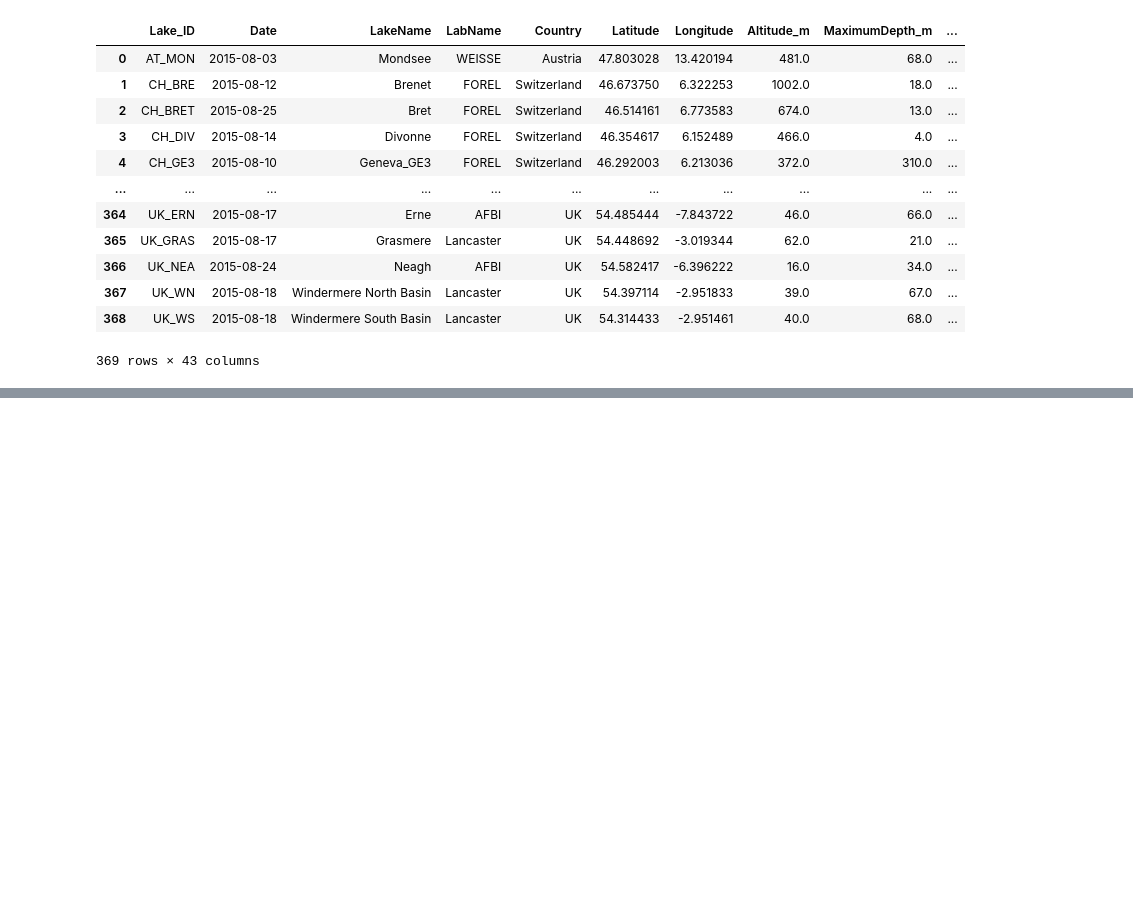
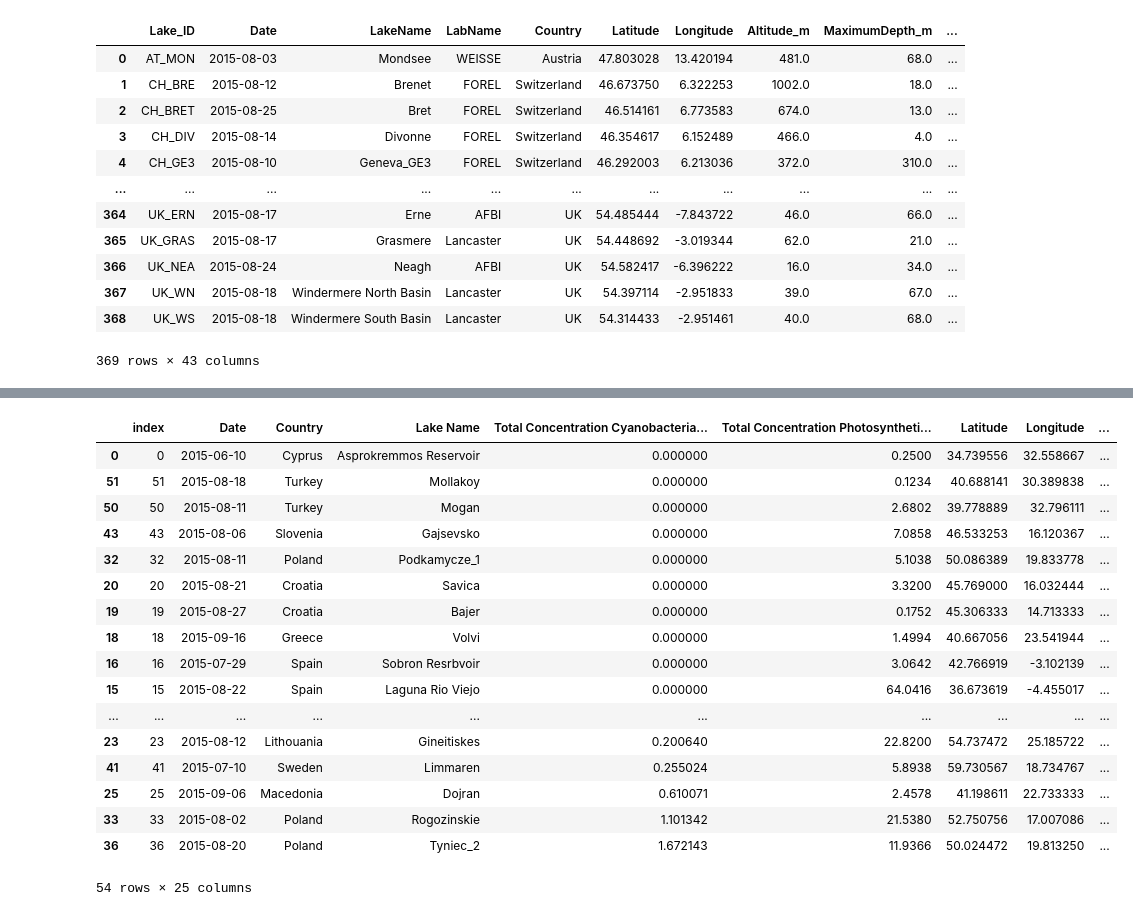
Before and after one commit to ubco-W2021T1-data301/project-group50-project, a Jupyter notebook: notebooks/analysis1.ipynb, the cells around one changed output, grey strips where cells are left out. Saved outputs shown, nothing was run; the diff lists cells and outputs as text; code cells hidden in the pictures; blank space fills up the shorter version.

```diff
--- a/notebooks/analysis1.ipynb
+++ b/notebooks/analysis1.ipynb
@@ -42,0 +320,25 @@ Europeanlakes
+# %%
+# Rename columns
+df_new_version = df_new_version.rename(columns = {
+               "MaximumDepth_m": "Maximum Lake Depth (m)",
+               "MeanDepth_m": "Mean Depth Lake (m)",
+               "EpilimneticTemperature_C":"Epilimnetic Temperature (C)",
+               "TP_mgL":"Phosphate Concentration (mg/L)",
+               "SurfaceTemperature_C": "Lake Surface Temperature (C)",
+               "TN_mgL": "Nitrogen Concentration (mg/L)",
+                "NO3NO2_mgL": "Concentration of Nitrates and Nitrites (mg/L)",
+                "NH3_mgL": "Concentration of Ammonia (mg/L)",
+                "PO4_ugL": "Concentration of Ortho-phosphate (ug/L)",
+                "Chlorophylla_ugL": "Concentration of Chlorophyll-a (ug/L)",
+                "Chlorophyllb_ugL" : "Concentration of Chlorophyll-b (ug/L)",
+                "Zeaxanthin_ugL" : "Concentration of Zeaxanthin (ug/L)",
+                "Alloxanthin_ugL" : "Concentration of Alloxanthin (ug/L)",
+                "Chlorophyllc2_ugL" : "Concentration of Chlorophyll-c2 (ug/L)",
+                "MC_YR_ugL" : "Concentration of Microcystin YR (ug/L)",
+                "MC_dmLR_ugL" : "Concentration of Microcystin dmLR (ug/L)",
+                "MC_LR_ugL" : "Concentration of Microcystin LR (ug/L)",
+                "LakeName" : "Lake Name",
+
+              })
+
+df_new_version
@@ -42,0 +364,4 @@ Europeanlakes
+# %%
+# Create a new column that gives the total concentration of photosynthetic pigments
+df_new_version["Total Concentration Photosynthetic Pigments (ug/L)"] = 0.2*df_new_version["Concentration of Chlorophyll-a (ug/L)"] + 0.2* df_new_version["Concentration of Chlorophyll-b (ug/L)"] + 0.2* df_new_version["Concentration of Zeaxanthin (ug/L)"] + 0.2 * df_new_version["Concentration of Alloxanthin (ug/L)"]+ 0.2 * df_new_version["Concentration of Chlorophyll-c2 (ug/L)"]
+df_new_version
@@ -42,0 +387,4 @@ Europeanlakes
+# %%
+# Create a new column that gives the total concentration of cyanobacterial hepatotoxins
+df_new_version["Total Concentration Cyanobacterial Hepatotoxins (ug/L)"] = 0.33*df_new_version["Concentration of Microcystin YR (ug/L)"] + 0.33* df_new_version["Concentration of Microcystin dmLR (ug/L)"] + 0.33* df_new_version["Concentration of Microcystin LR (ug/L)"]
+df_new_version
@@ -42,0 +412,4 @@ Europeanlakes
+# %%
+#Re-organize columns to put total concentration of photosynthetic pigments and cyanobacterial hepatotoxins at the beginning. Also switch Lake Name and Country columns for clarity.
+df_new_version = df_new_version[["Date", "Country", "Lake Name", "Total Concentration Cyanobacterial Hepatotoxins (ug/L)", "Total Concentration Photosynthetic Pigments (ug/L)", "Latitude", "Longitude", "Maximum Lake Depth (m)", "Mean Depth Lake (m)", "Lake Surface Temperature (C)", "Epilimnetic Temperature (C)", "Phosphate Concentration (mg/L)", "Nitrogen Concentration (mg/L)", "Concentration of Nitrates and Nitrites (mg/L)", "Concentration of Ammonia (mg/L)", "Concentration of Ortho-phosphate (ug/L)", "Concentration of Chlorophyll-a (ug/L)", "Concentration of Chlorophyll-b (ug/L)", "Concentration of Zeaxanthin (ug/L)", "Concentration of Alloxanthin (ug/L)", "Concentration of Chlorophyll-c2 (ug/L)", "Concentration of Microcystin YR (ug/L)", "Concentration of Microcystin dmLR (ug/L)", "Concentration of Microcystin LR (ug/L)"]]
+df_new_version
@@ -42,0 +435,23 @@ Europeanlakes
+# %%
+# Sort rows by ascending order according to Total Concentration Cyanobacterial Hepatotoxins (ug/L)
+df_new_version2 = df_new_version.sort_values("Total Concentration Cyanobacterial Hepatotoxins (ug/L)")
+df_new_version2
+# %% [output]
+|  | index | Date | Country | Lake Name | Total Concentration Cyanobacteria... | Total Concentration Photosyntheti... | Latitude | Longitude | ... |
+| 0 | 0 | 2015-06-10 | Cyprus | Asprokremmos Reservoir | 0.000000 | 0.2500 | 34.739556 | 32.558667 | ... |
+| 51 | 51 | 2015-08-18 | Turkey | Mollakoy | 0.000000 | 0.1234 | 40.688141 | 30.389838 | ... |
+| 50 | 50 | 2015-08-11 | Turkey | Mogan | 0.000000 | 2.6802 | 39.778889 | 32.796111 | ... |
+| 43 | 43 | 2015-08-06 | Slovenia | Gajsevsko | 0.000000 | 7.0858 | 46.533253 | 16.120367 | ... |
+| 32 | 32 | 2015-08-11 | Poland | Podkamycze_1 | 0.000000 | 5.1038 | 50.086389 | 19.833778 | ... |
+| 20 | 20 | 2015-08-21 | Croatia | Savica | 0.000000 | 3.3200 | 45.769000 | 16.032444 | ... |
+| 19 | 19 | 2015-08-27 | Croatia | Bajer | 0.000000 | 0.1752 | 45.306333 | 14.713333 | ... |
+| 18 | 18 | 2015-09-16 | Greece | Volvi | 0.000000 | 1.4994 | 40.667056 | 23.541944 | ... |
+| 16 | 16 | 2015-07-29 | Spain | Sobron Resrbvoir | 0.000000 | 3.0642 | 42.766919 | -3.102139 | ... |
+| 15 | 15 | 2015-08-22 | Spain | Laguna Rio Viejo | 0.000000 | 64.0416 | 36.673619 | -4.455017 | ... |
+| ... | ... | ... | ... | ... | ... | ... | ... | ... | ... |
+| 23 | 23 | 2015-08-12 | Lithouania | Gineitiskes | 0.200640 | 22.8200 | 54.737472 | 25.185722 | ... |
+| 41 | 41 | 2015-07-10 | Sweden | Limmaren | 0.255024 | 5.8938 | 59.730567 | 18.734767 | ... |
+| 25 | 25 | 2015-09-06 | Macedonia | Dojran | 0.610071 | 2.4578 | 41.198611 | 22.733333 | ... |
+| 33 | 33 | 2015-08-02 | Poland | Rogozinskie | 1.101342 | 21.5380 | 52.750756 | 17.007086 | ... |
+| 36 | 36 | 2015-08-20 | Poland | Tyniec_2 | 1.672143 | 11.9366 | 50.024472 | 19.813250 | ... |
+54 rows × 25 columns
```
Also changed, not shown: parts of 34 cells of this notebook.
